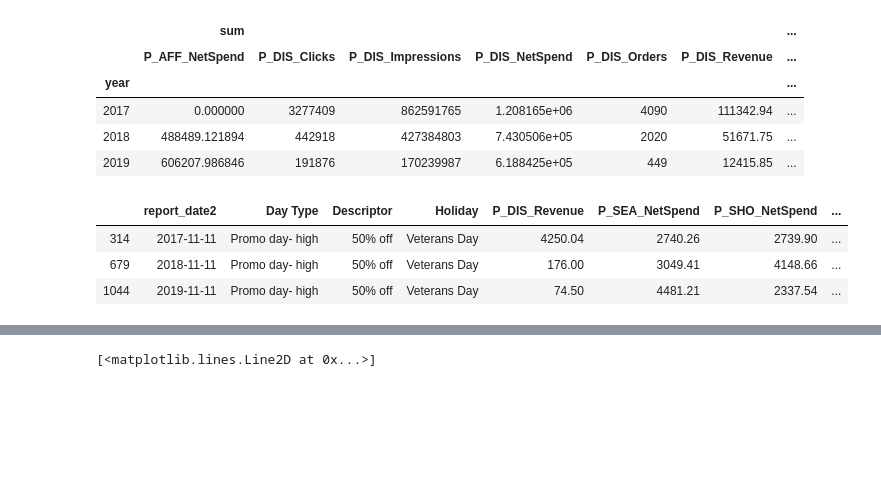
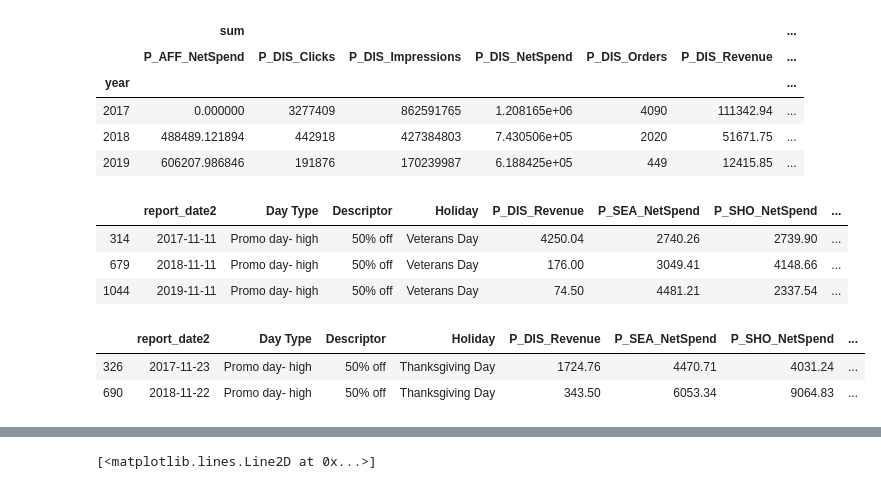
Before and after one commit to VRSILAC/tinuiti, a Jupyter notebook: tinuiti_data.ipynb, the cells around one changed output, grey strips where cells are left out. Drawn from its saved outputs; the diff is of its cells as text; code cells hidden in the pictures; blank space fills up the shorter version.

```diff
--- a/tinuiti_data.ipynb
+++ b/tinuiti_data.ipynb
@@ -85,3 +85,10 @@ data_subset.loc[data_subset["Holiday"] == "Veterans Day"]
 | 314 | 2017-11-11 | Promo day- high | 50% off | Veterans Day | 4250.04 | 2740.26 | 2739.90 | ... |
 | 679 | 2018-11-11 | Promo day- high | 50% off | Veterans Day | 176.00 | 3049.41 | 4148.66 | ... |
 | 1044 | 2019-11-11 | Promo day- high | 50% off | Veterans Day | 74.50 | 4481.21 | 2337.54 | ... |
+# %%
+#simply looking at thanksgiving day revenue vs previous years
+data_subset.loc[data_subset["Holiday"] == "Thanksgiving Day"]
+# %% [output]
+|  | report_date2 | Day Type | Descriptor | Holiday | P_DIS_Revenue | P_SEA_NetSpend | P_SHO_NetSpend | ... |
+| 326 | 2017-11-23 | Promo day- high | 50% off | Thanksgiving Day | 1724.76 | 4470.71 | 4031.24 | ... |
+| 690 | 2018-11-22 | Promo day- high | 50% off | Thanksgiving Day | 343.50 | 6053.34 | 9064.83 | ... |
```
Also changed, not shown: parts of 3 cells of this notebook.
